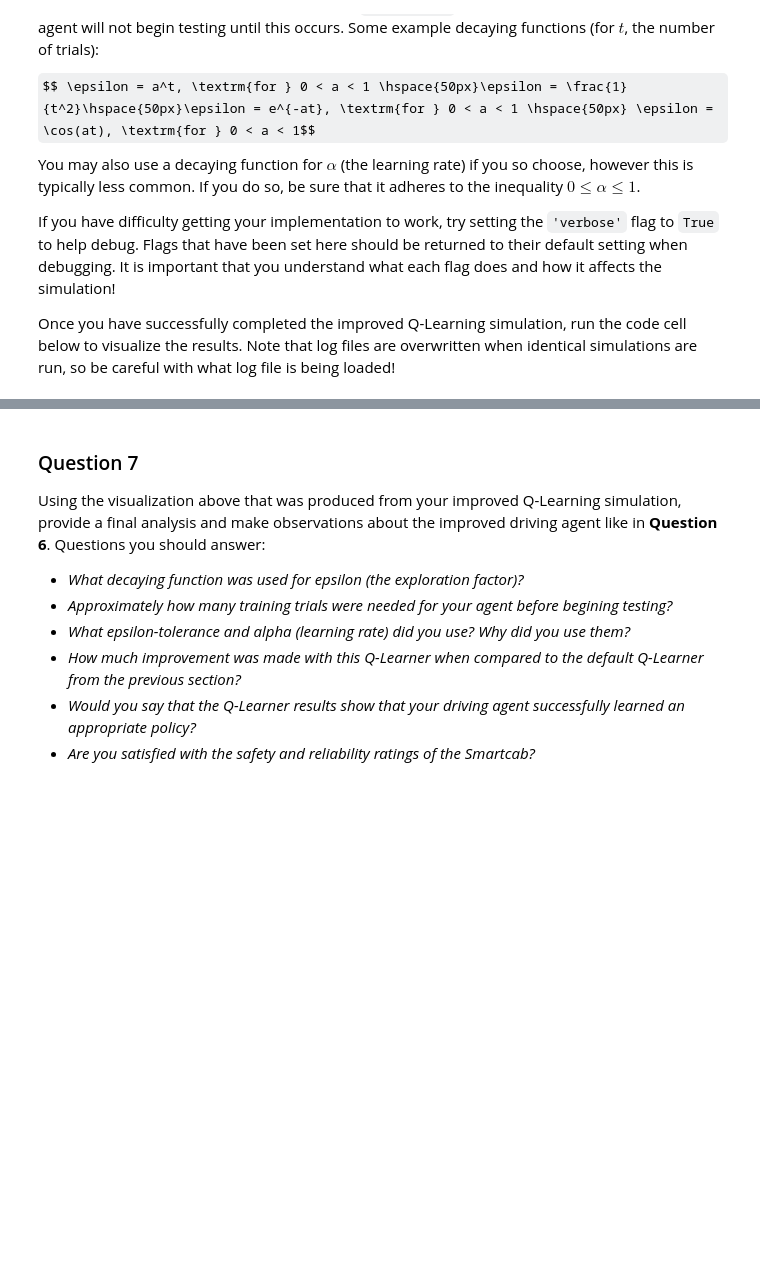
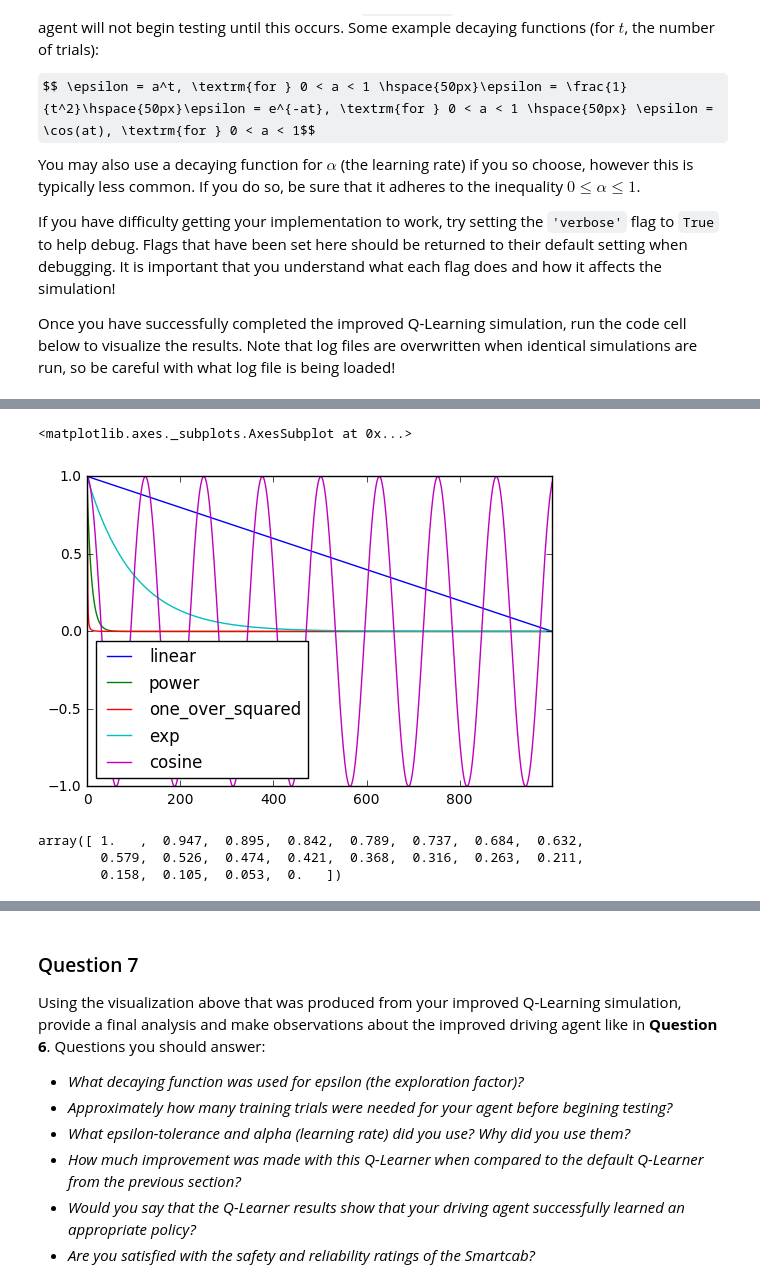
Before and after one commit to cjammi/machine-learning, a Jupyter notebook: projects/smartcab/smartcab.ipynb, the cells around one changed output, grey strips where cells are left out. Cells and saved outputs as stored; diff of their text form; code cells hidden in the pictures; some formulas as TeX source; blank space fills up the shorter version.

```diff
--- a/projects/smartcab/smartcab.ipynb
+++ b/projects/smartcab/smartcab.ipynb
@@ -400,0 +396,8 @@ Once you have successfully completed the improved Q-Learning simulation, run the
+# %%
+total = 1000
+df = pd.DataFrame({"i": np.arange(1, total+1, 1.0), 'linear':np.linspace(1, 0, total)})
+df['power'] = df['i'].apply(lambda x: np.power(0.9, x))
+df['one_over_squared'] = df['i'].apply(lambda x: 1/x**2)
+df['exp'] = df['i'].apply(lambda x: np.exp(-0.01*x))
+df['cosine'] = df['i'].apply(lambda x: np.cos(0.05*x))
+df.tail(10)
@@ -400,0 +418,11 @@ Once you have successfully completed the improved Q-Learning simulation, run the
+# %%
+df[['linear', 'power', 'one_over_squared', 'exp', 'cosine']].plot()
+# %% [output]
+<matplotlib.axes._subplots.AxesSubplot at 0x...>
+[figure, added]
+# %%
+np.linspace(1, 0, 20)
+# %% [output]
+array([ 1.   ,  0.947,  0.895,  0.842,  0.789,  0.737,  0.684,  0.632,
+        0.579,  0.526,  0.474,  0.421,  0.368,  0.316,  0.263,  0.211,
+        0.158,  0.105,  0.053,  0.   ])
```
Also changed, not shown: parts of 19 cells of this notebook, 1 other file.
